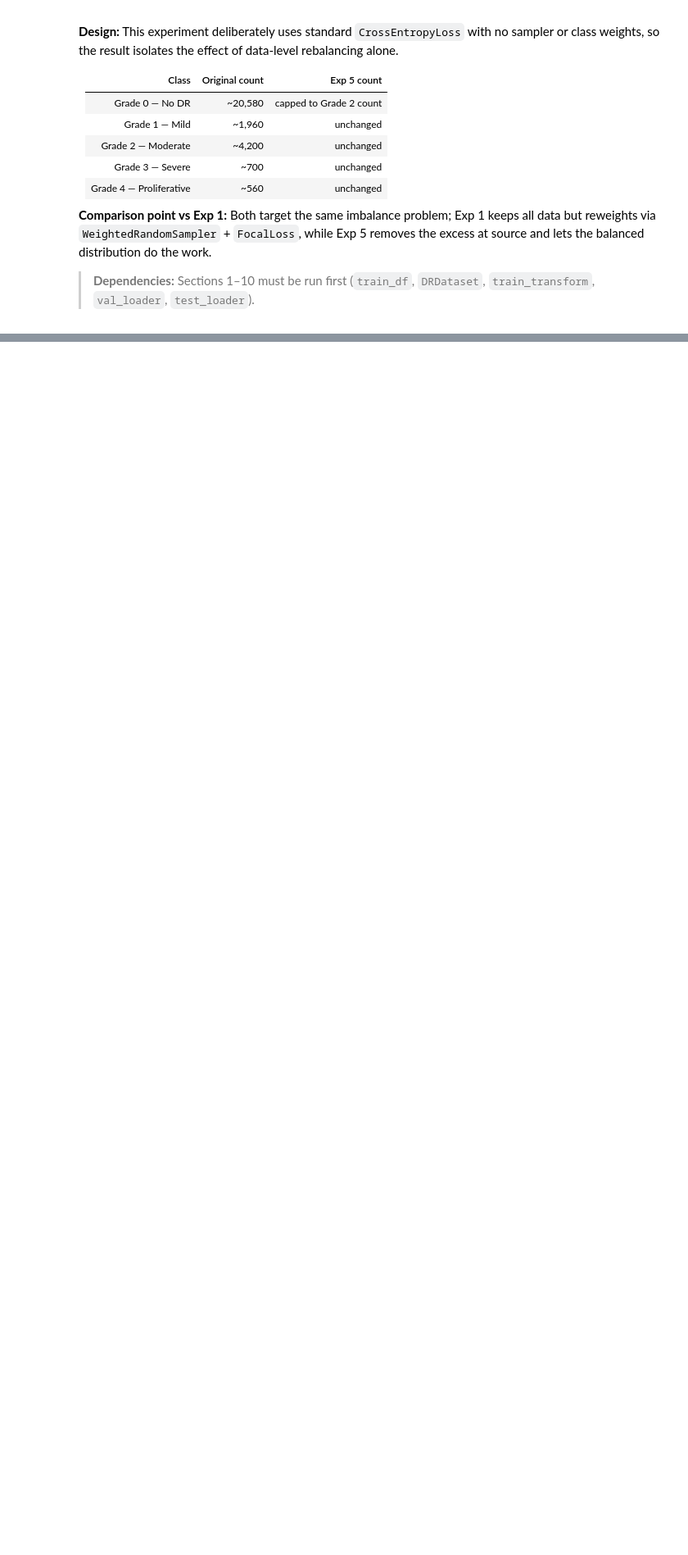
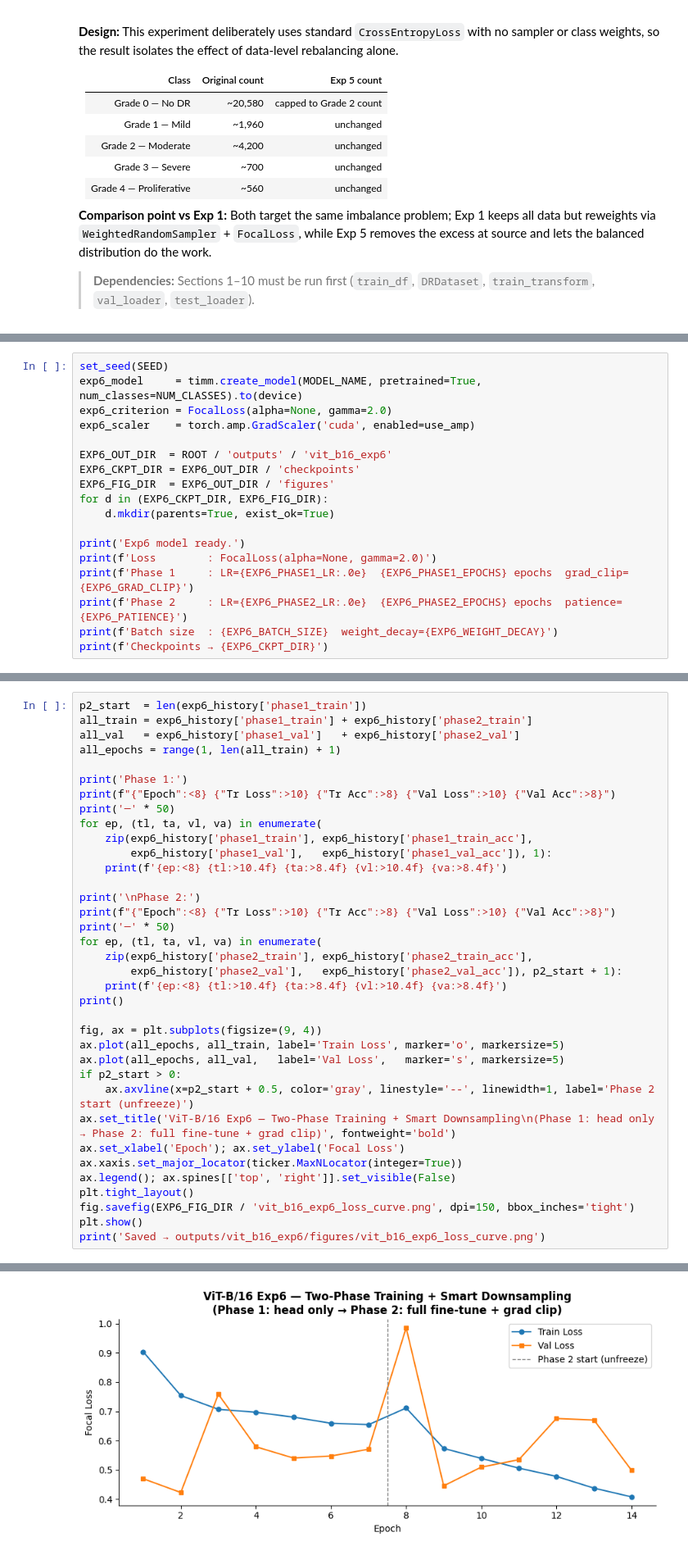
Before and after one commit to mahadmubashir/AML_CW, a Jupyter notebook: notebooks/vit_b16.ipynb, the cells around one changed output, grey strips where cells are left out. Shown at 82% size. Drawn from its saved outputs; the diff is of its cells as text; blank space fills up the shorter version.

```diff
--- a/notebooks/vit_b16.ipynb
+++ b/notebooks/vit_b16.ipynb
@@ -2016,0 +2201,18 @@ print('=' * W)
+# %%
+set_seed(SEED)
+exp6_model     = timm.create_model(MODEL_NAME, pretrained=True, num_classes=NUM_CLASSES).to(device)
+exp6_criterion = FocalLoss(alpha=None, gamma=2.0)
+exp6_scaler    = torch.amp.GradScaler('cuda', enabled=use_amp)
+
+EXP6_OUT_DIR  = ROOT / 'outputs' / 'vit_b16_exp6'
+EXP6_CKPT_DIR = EXP6_OUT_DIR / 'checkpoints'
+EXP6_FIG_DIR  = EXP6_OUT_DIR / 'figures'
+for d in (EXP6_CKPT_DIR, EXP6_FIG_DIR):
+    d.mkdir(parents=True, exist_ok=True)
+
+print('Exp6 model ready.')
+print(f'Loss        : FocalLoss(alpha=None, gamma=2.0)')
+print(f'Phase 1     : LR={EXP6_PHASE1_LR:.0e}  {EXP6_PHASE1_EPOCHS} epochs  grad_clip={EXP6_GRAD_CLIP}')
+print(f'Phase 2     : LR={EXP6_PHASE2_LR:.0e}  {EXP6_PHASE2_EPOCHS} epochs  patience={EXP6_PATIENCE}')
+print(f'Batch size  : {EXP6_BATCH_SIZE}  weight_decay={EXP6_WEIGHT_DECAY}')
+print(f'Checkpoints → {EXP6_CKPT_DIR}')
@@ -2016,0 +2389,37 @@ print('=' * W)
+# %%
+p2_start  = len(exp6_history['phase1_train'])
+all_train = exp6_history['phase1_train'] + exp6_history['phase2_train']
+all_val   = exp6_history['phase1_val']   + exp6_history['phase2_val']
+all_epochs = range(1, len(all_train) + 1)
+
+print('Phase 1:')
+print(f"{"Epoch":<8} {"Tr Loss":>10} {"Tr Acc":>8} {"Val Loss":>10} {"Val Acc":>8}")
+print('─' * 50)
+for ep, (tl, ta, vl, va) in enumerate(
+    zip(exp6_history['phase1_train'], exp6_history['phase1_train_acc'],
+        exp6_history['phase1_val'],   exp6_history['phase1_val_acc']), 1):
+    print(f'{ep:<8} {tl:>10.4f} {ta:>8.4f} {vl:>10.4f} {va:>8.4f}')
+
+print('\nPhase 2:')
+print(f"{"Epoch":<8} {"Tr Loss":>10} {"Tr Acc":>8} {"Val Loss":>10} {"Val Acc":>8}")
+print('─' * 50)
+for ep, (tl, ta, vl, va) in enumerate(
+    zip(exp6_history['phase2_train'], exp6_history['phase2_train_acc'],
+        exp6_history['phase2_val'],   exp6_history['phase2_val_acc']), p2_start + 1):
+    print(f'{ep:<8} {tl:>10.4f} {ta:>8.4f} {vl:>10.4f} {va:>8.4f}')
+print()
+
+fig, ax = plt.subplots(figsize=(9, 4))
+ax.plot(all_epochs, all_train, label='Train Loss', marker='o', markersize=5)
+ax.plot(all_epochs, all_val,   label='Val Loss',   marker='s', markersize=5)
+if p2_start > 0:
+    ax.axvline(x=p2_start + 0.5, color='gray', linestyle='--', linewidth=1, label='Phase 2 start (unfreeze)')
+ax.set_title('ViT-B/16 Exp6 — Two-Phase Training + Smart Downsampling\n(Phase 1: head only → Phase 2: full fine-tune + grad clip)', fontweight='bold')
+ax.set_xlabel('Epoch'); ax.set_ylabel('Focal Loss')
+ax.xaxis.set_major_locator(ticker.MaxNLocator(integer=True))
+ax.legend(); ax.spines[['top', 'right']].set_visible(False)
+plt.tight_layout()
+fig.savefig(EXP6_FIG_DIR / 'vit_b16_exp6_loss_curve.png', dpi=150, bbox_inches='tight')
+plt.show()
+print('Saved → outputs/vit_b16_exp6/figures/vit_b16_exp6_loss_curve.png')
+# %% [output]
@@ -2016,0 +2443 @@ print('=' * W)
+[figure, added]
```
Also changed, not shown: parts of 39 cells of this notebook, 10 other files.
